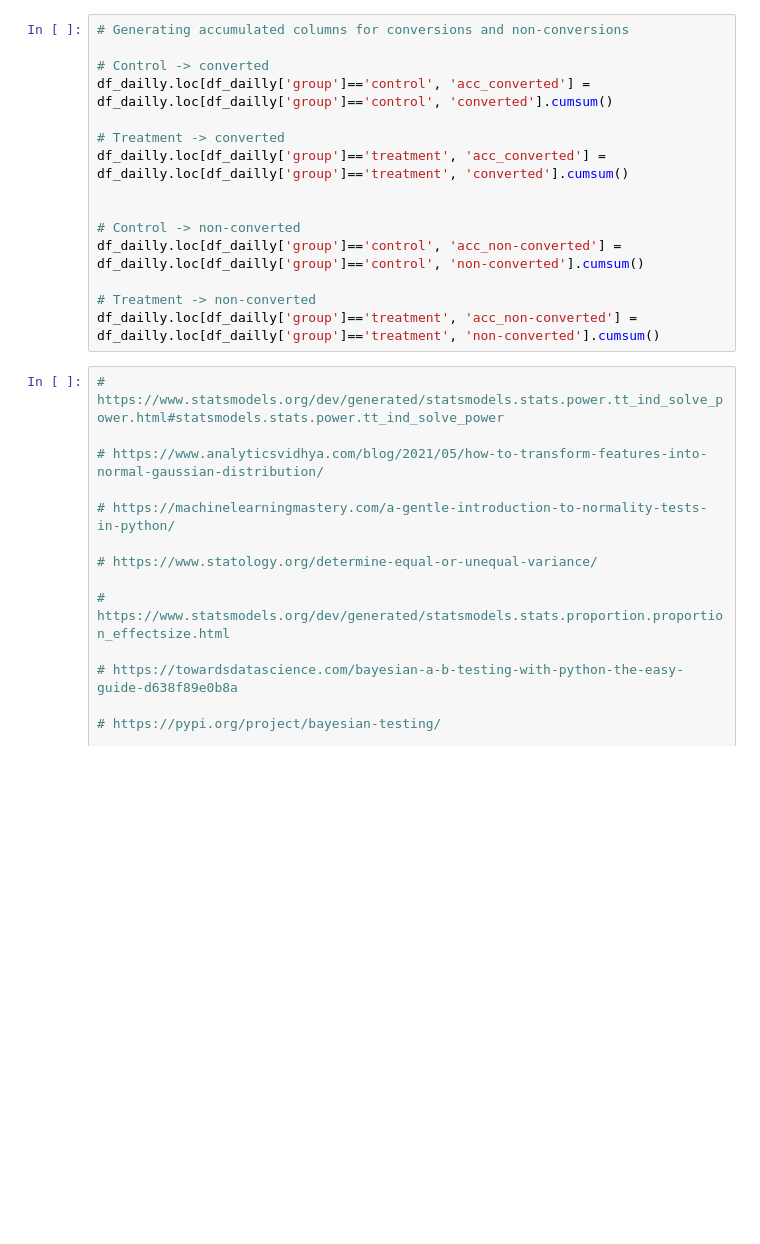
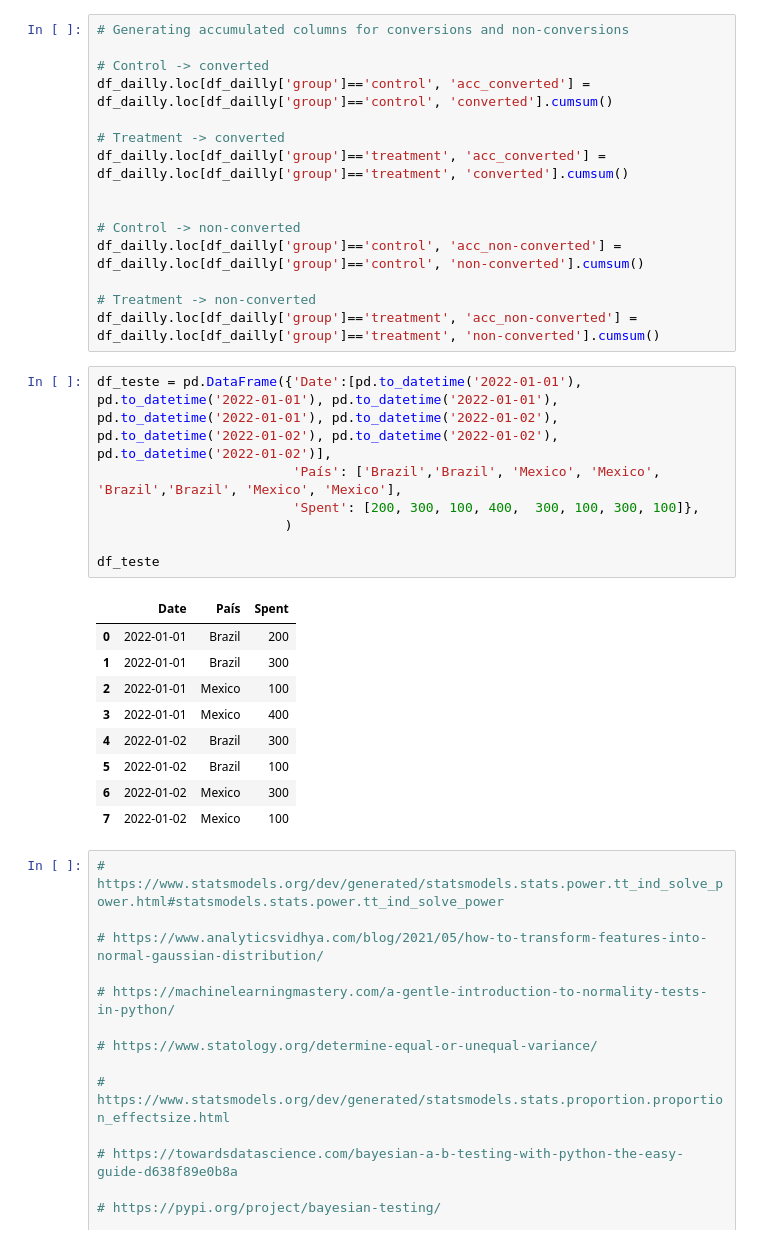
Before and after one commit to GustavoHBDuarte/AB_testing, a Jupyter notebook: A_B_testing.ipynb, the cells around one changed output. Drawn from its saved outputs; the diff is of its cells as text; blank space fills up the shorter version.

```diff
--- a/A_B_testing.ipynb
+++ b/A_B_testing.ipynb
@@ -1091,6 +1183,23 @@ df_dailly.loc[df_dailly['group']=='control', 'acc_non-converted'] = df_dailly.lo
 
 # Treatment -> non-converted
 df_dailly.loc[df_dailly['group']=='treatment', 'acc_non-converted'] = df_dailly.loc[df_dailly['group']=='treatment', 'non-converted'].cumsum()
+# %%
+df_teste = pd.DataFrame({'Date':[pd.to_datetime('2022-01-01'), pd.to_datetime('2022-01-01'), pd.to_datetime('2022-01-01'), pd.to_datetime('2022-01-01'), pd.to_datetime('2022-01-02'), pd.to_datetime('2022-01-02'), pd.to_datetime('2022-01-02'), pd.to_datetime('2022-01-02')],
+                         'País': ['Brazil','Brazil', 'Mexico', 'Mexico', 'Brazil','Brazil', 'Mexico', 'Mexico'],
+                         'Spent': [200, 300, 100, 400,  300, 100, 300, 100]},
+                        )
+
+df_teste
+# %% [output]
+|  | Date | País | Spent |
+| 0 | 2022-01-01 | Brazil | 200 |
+| 1 | 2022-01-01 | Brazil | 300 |
+| 2 | 2022-01-01 | Mexico | 100 |
+| 3 | 2022-01-01 | Mexico | 400 |
+| 4 | 2022-01-02 | Brazil | 300 |
+| 5 | 2022-01-02 | Brazil | 100 |
+| 6 | 2022-01-02 | Mexico | 300 |
+| 7 | 2022-01-02 | Mexico | 100 |
 # %%
 # https://www.statsmodels.org/dev/generated/statsmodels.stats.power.tt_ind_solve_power.html#statsmodels.stats.power.tt_ind_solve_power
 
```
Also changed, not shown: parts of 8 cells of this notebook.
